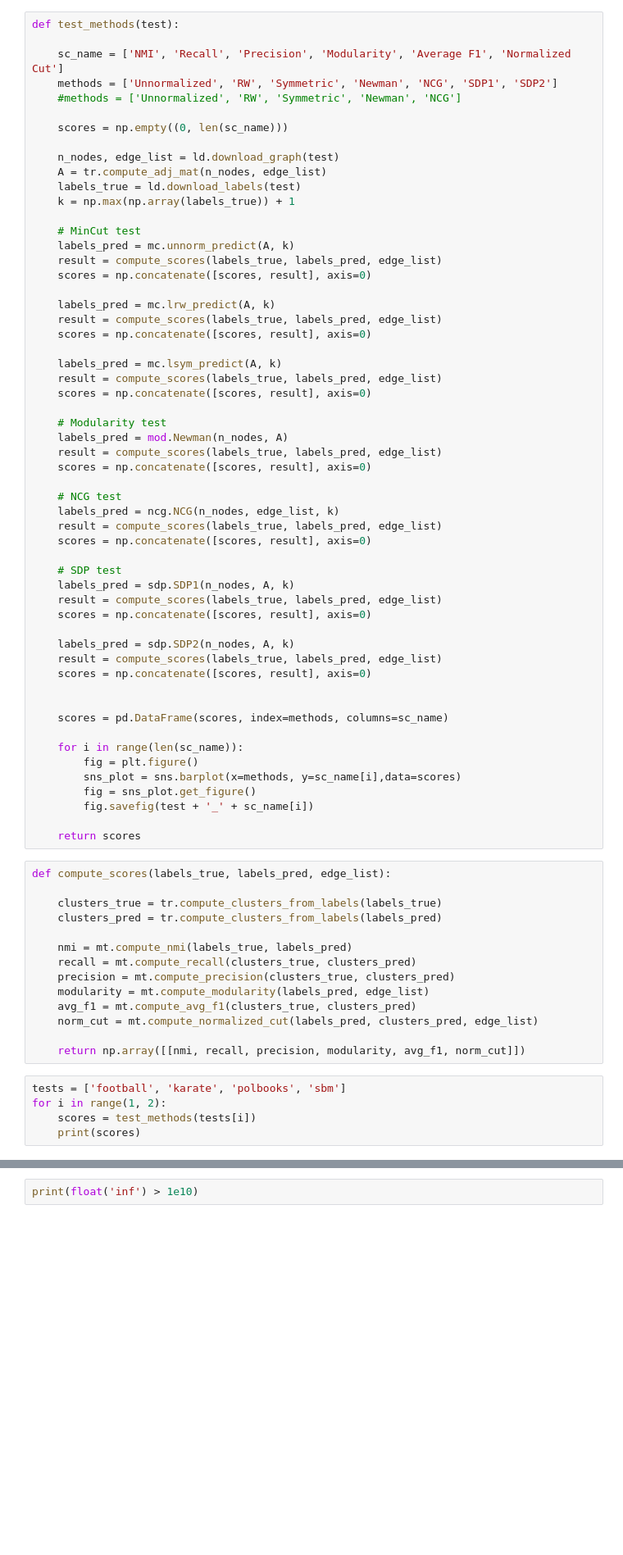
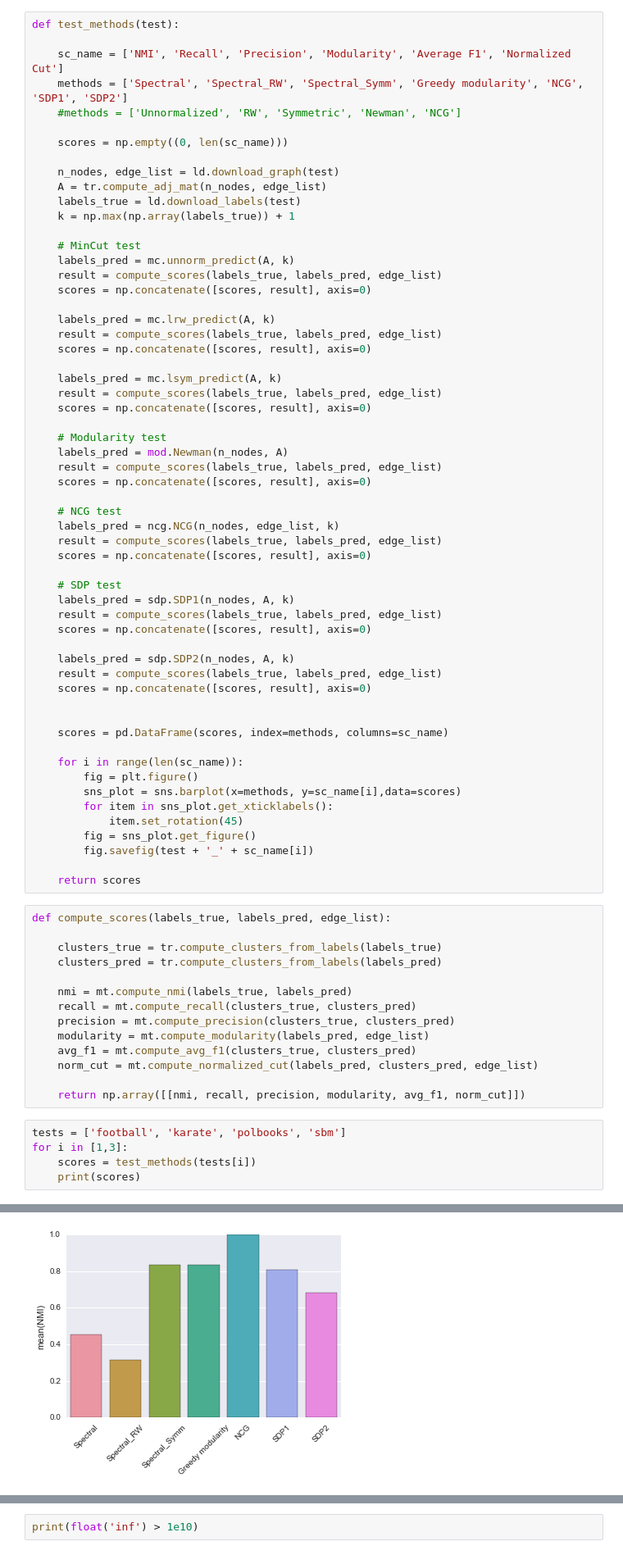
Before and after one commit to igorsilin/Optimization-project, a Jupyter notebook: community_detection_test.ipynb, the cells around one changed output, grey strips where cells are left out. Shown at 82% size. Saved outputs shown, nothing was run; the diff lists cells and outputs as text; blank space fills up the shorter version.

Commit message:
figures added

```diff
--- a/community_detection_test.ipynb
+++ b/community_detection_test.ipynb
@@ -16,7 +18,7 @@ import matplotlib.pyplot as plt
 def test_methods(test):
 
     sc_name = ['NMI', 'Recall', 'Precision', 'Modularity', 'Average F1', 'Normalized Cut']
-    methods = ['Unnormalized', 'RW', 'Symmetric', 'Newman', 'NCG', 'SDP1', 'SDP2']
+    methods = ['Spectral', 'Spectral_RW', 'Spectral_Symm', 'Greedy modularity', 'NCG', 'SDP1', 'SDP2']
     #methods = ['Unnormalized', 'RW', 'Symmetric', 'Newman', 'NCG']
 
     scores = np.empty((0, len(sc_name)))
@@ -64,6 +66,8 @@ def test_methods(test):
     for i in range(len(sc_name)):
         fig = plt.figure()
         sns_plot = sns.barplot(x=methods, y=sc_name[i],data=scores)
+        for item in sns_plot.get_xticklabels():
+            item.set_rotation(45)
         fig = sns_plot.get_figure()
         fig.savefig(test + '_' + sc_name[i])
 
@@ -84,7 +88,7 @@ def compute_scores(labels_true, labels_pred, edge_list):
     return np.array([[nmi, recall, precision, modularity, avg_f1, norm_cut]])
 # %%
 tests = ['football', 'karate', 'polbooks', 'sbm']
-for i in range(1, 2):
+for i in [1,3]:
     scores = test_methods(tests[i])
     print(scores)
 # %% [output]
@@ -95,0 +112 @@ SolverError: Solver 'SCS' failed. Try another solver.
+[figure, added]
```
Also changed, not shown: parts of 2 cells of this notebook, 12 other files.
